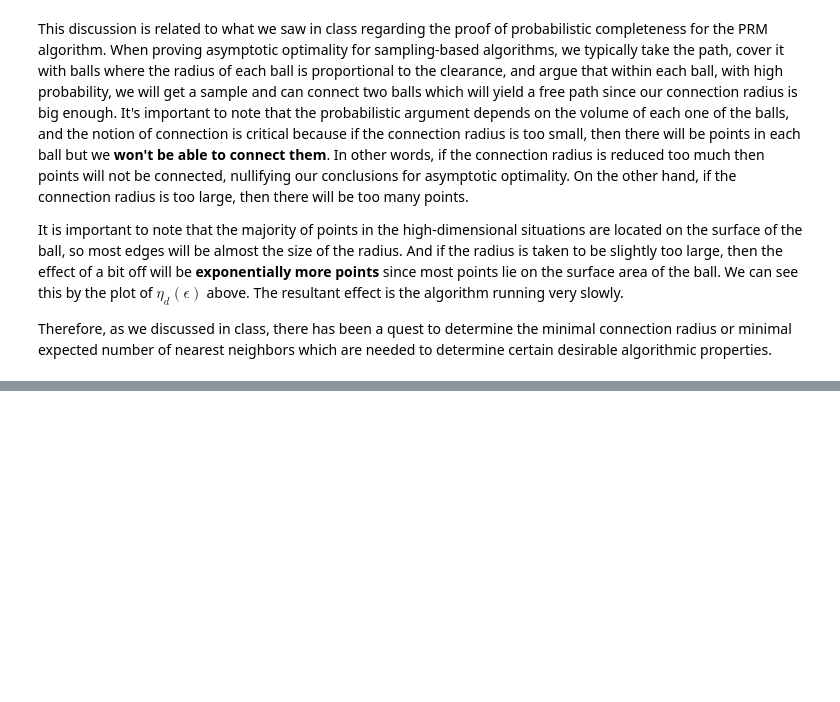
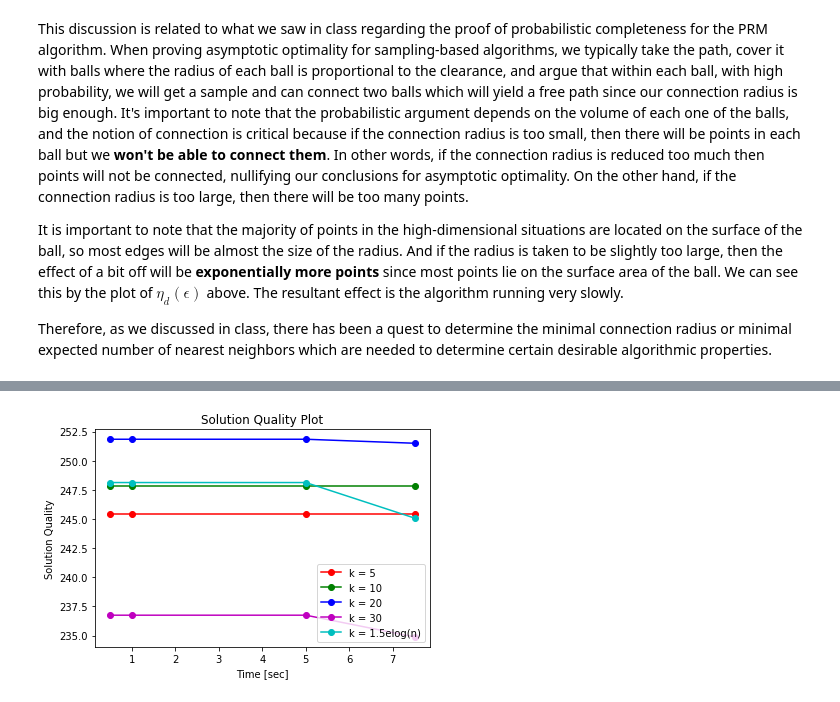
Before and after one commit to elishafer/robotic_motion_planning_course, a Jupyter notebook: HW2/hw2.ipynb, the cells around one changed output, grey strips where cells are left out. Saved outputs shown, nothing was run; the diff lists cells and outputs as text; code cells hidden in the pictures; blank space fills up the shorter version.

```diff
--- a/HW2/hw2.ipynb
+++ b/HW2/hw2.ipynb
@@ -185,0 +135,21 @@ cost at time: {0.1: None, 0.5: None, 1.0: 235.83349393293716, 5.0: 234.817599687
+# %%
+times = np.array([0.1, 0.5, 1.0, 5.0, 7.5])
+costs_5 = np.array([None, 245.42323278133907, 245.42323278133907, 245.42323278133907, 245.42323278133907])
+costs_10 = np.array([None, 247.86106477268112, 247.86106477268112, 247.86106477268112, 247.86106477268112])
+costs_20 = np.array([None, 251.84771996974686, 251.84771996974686, 251.84771996974686, 251.5043493299132])
+costs_30 = np.array([None, 236.7495588873198, 236.7495588873198, 236.7495588873198, 234.8853600382933])
+costs_log = np.array([None, 248.13228311325054, 248.13228311325054, 248.13228311325054, 245.0846535782386])
+
+plt.plot(times, costs_5, "ro-", label="k = 5")
+plt.plot(times, costs_10, "go-", label="k = 10")
+plt.plot(times, costs_20, "bo-", label="k = 20")
+plt.plot(times, costs_30, "mo-", label="k = 30")
+plt.plot(times, costs_log, "co-", label="k = 1.5elog(n)")
+
+plt.ylabel("Solution Quality")
+plt.xlabel("Time [sec]")
+plt.title(r"Solution Quality Plot")
+plt.legend()
+plt.show()
+# %% [output]
+[figure, added]
```
Also changed, not shown: parts of 24 cells of this notebook, 5 other files.
